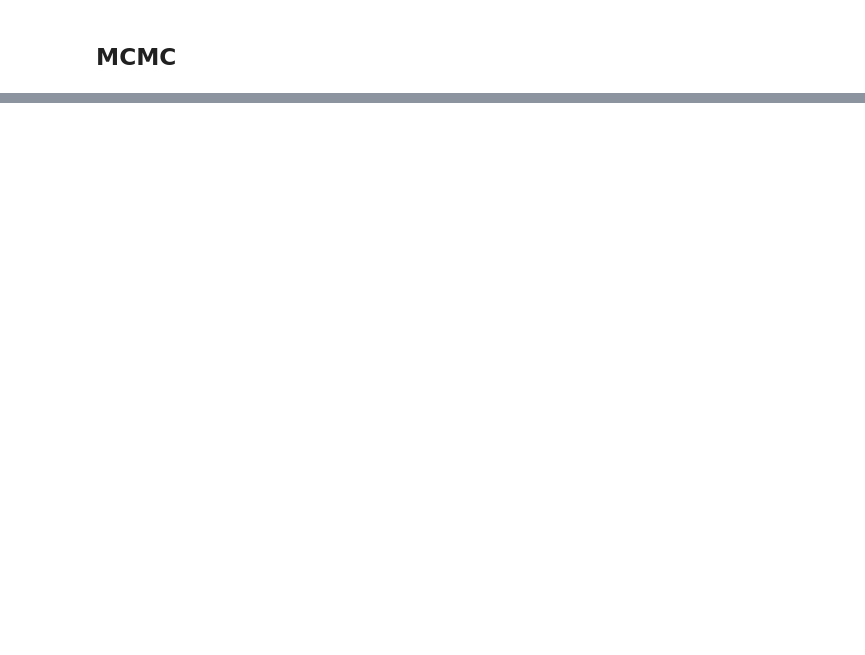
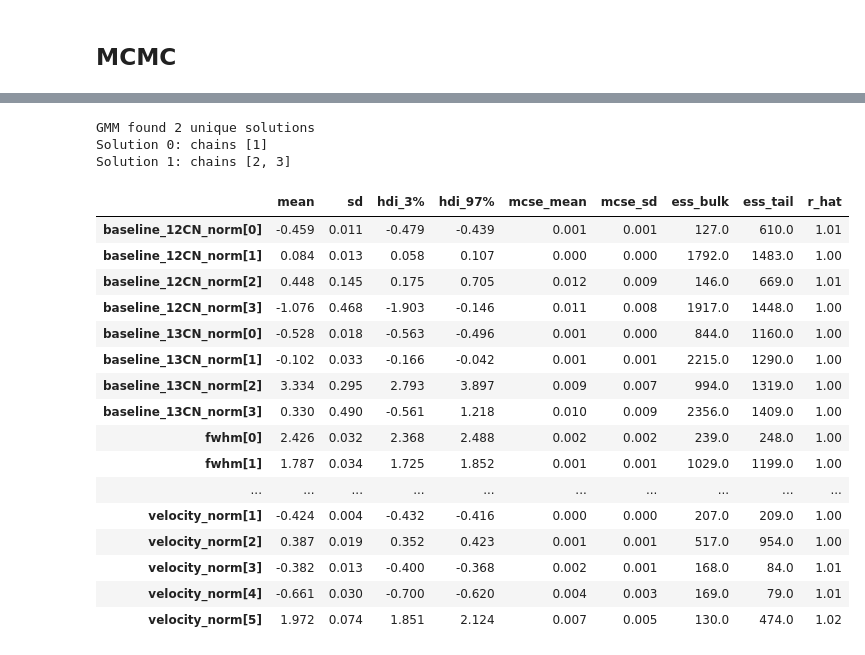
Before and after one commit to tvwenger/bayes_cn_hfs, a Jupyter notebook: docs/source/notebooks/real_data.ipynb, the cells around one changed output, grey strips where cells are left out. Saved outputs shown, nothing was run; the diff lists cells and outputs as text; code cells hidden in the pictures; blank space fills up the shorter version.

```diff
--- a/docs/source/notebooks/real_data.ipynb
+++ b/docs/source/notebooks/real_data.ipynb
@@ -319,5 +405,29 @@ print(f"Runtime: {(end-start)/60.0:.2f} minutes")
 # %%
-model.solve(p_threshold=0.9)
+model.solve(p_threshold=0.99)
+# %% [output]
+GMM found 2 unique solutions
+Solution 0: chains [1]
+Solution 1: chains [2, 3]
+# %%
+pm.summary(model.trace.solution_1)
+# %% [output]
+|  | mean | sd | hdi_3% | hdi_97% | mcse_mean | mcse_sd | ess_bulk | ess_tail | r_hat |
+| baseline_12CN_norm[0] | -0.459 | 0.011 | -0.479 | -0.439 | 0.001 | 0.001 | 127.0 | 610.0 | 1.01 |
+| baseline_12CN_norm[1] | 0.084 | 0.013 | 0.058 | 0.107 | 0.000 | 0.000 | 1792.0 | 1483.0 | 1.00 |
+| baseline_12CN_norm[2] | 0.448 | 0.145 | 0.175 | 0.705 | 0.012 | 0.009 | 146.0 | 669.0 | 1.01 |
+| baseline_12CN_norm[3] | -1.076 | 0.468 | -1.903 | -0.146 | 0.011 | 0.008 | 1917.0 | 1448.0 | 1.00 |
+| baseline_13CN_norm[0] | -0.528 | 0.018 | -0.563 | -0.496 | 0.001 | 0.000 | 844.0 | 1160.0 | 1.00 |
+| baseline_13CN_norm[1] | -0.102 | 0.033 | -0.166 | -0.042 | 0.001 | 0.001 | 2215.0 | 1290.0 | 1.00 |
+| baseline_13CN_norm[2] | 3.334 | 0.295 | 2.793 | 3.897 | 0.009 | 0.007 | 994.0 | 1319.0 | 1.00 |
+| baseline_13CN_norm[3] | 0.330 | 0.490 | -0.561 | 1.218 | 0.010 | 0.009 | 2356.0 | 1409.0 | 1.00 |
+| fwhm[0] | 2.426 | 0.032 | 2.368 | 2.488 | 0.002 | 0.002 | 239.0 | 248.0 | 1.00 |
+| fwhm[1] | 1.787 | 0.034 | 1.725 | 1.852 | 0.001 | 0.001 | 1029.0 | 1199.0 | 1.00 |
+| ... | ... | ... | ... | ... | ... | ... | ... | ... | ... |
+| velocity_norm[1] | -0.424 | 0.004 | -0.432 | -0.416 | 0.000 | 0.000 | 207.0 | 209.0 | 1.00 |
+| velocity_norm[2] | 0.387 | 0.019 | 0.352 | 0.423 | 0.001 | 0.001 | 517.0 | 954.0 | 1.00 |
+| velocity_norm[3] | -0.382 | 0.013 | -0.400 | -0.368 | 0.002 | 0.001 | 168.0 | 84.0 | 1.01 |
+| velocity_norm[4] | -0.661 | 0.030 | -0.700 | -0.620 | 0.004 | 0.003 | 169.0 | 79.0 | 1.01 |
+| velocity_norm[5] | 1.972 | 0.074 | 1.851 | 2.124 | 0.007 | 0.005 | 130.0 | 474.0 | 1.02 |
 # %%
 posterior = model.sample_posterior_predictive(
     thin=100, # keep one in {thin} posterior samples
```
Also changed, not shown: parts of 17 cells of this notebook.
